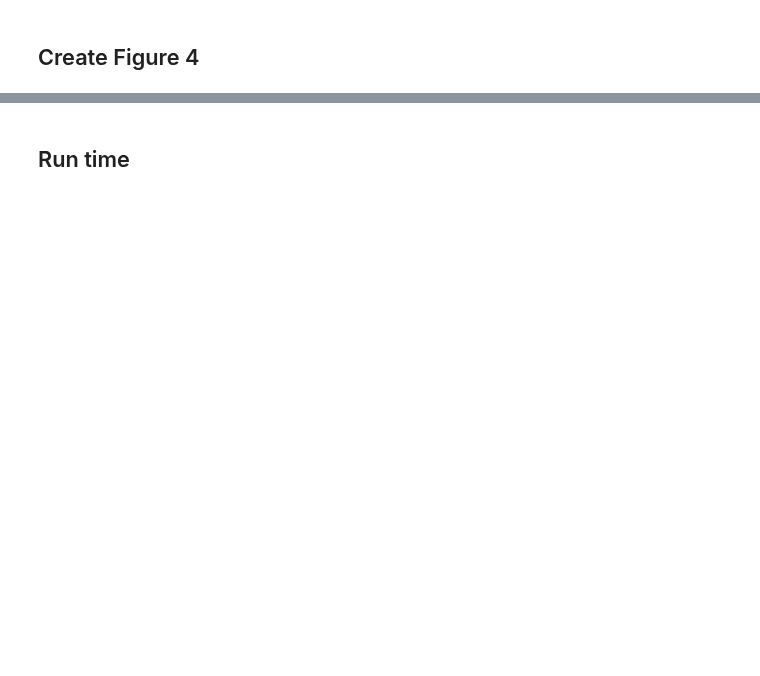
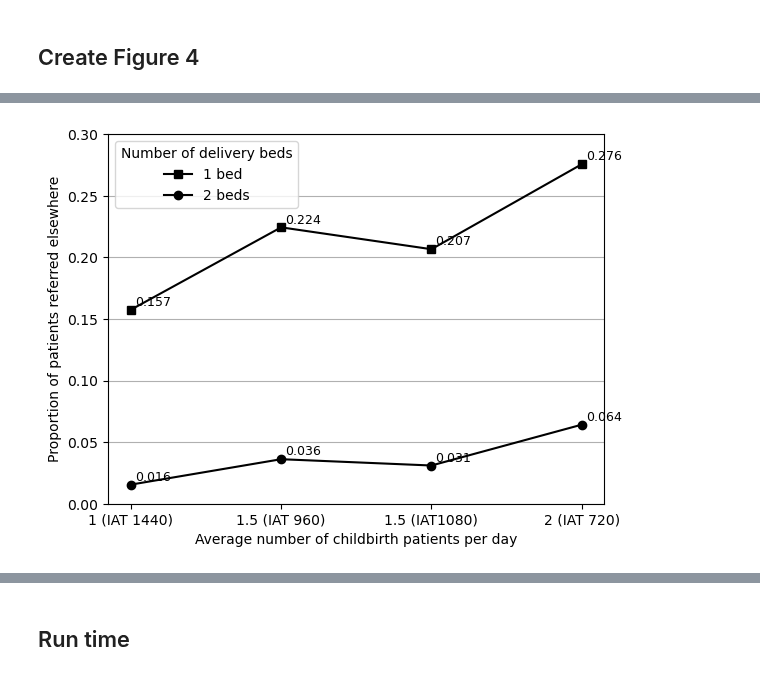
Before and after one commit to pythonhealthdatascience/stars-reproduce-shoaib-2022, a Jupyter notebook: reproduction/reproduce_fig4.ipynb, the cells around one changed output, grey strips where cells are left out. Cells and saved outputs as stored; diff of their text form; code cells hidden in the pictures; blank space fills up the shorter version.

```diff
--- a/reproduction/reproduce_fig4.ipynb
+++ b/reproduction/reproduce_fig4.ipynb
@@ -231,3 +228,9 @@ plt.show()
+# %%
+create_figure4(data_4a)
+# plt.savefig(fig4_path, bbox_inches='tight')
+plt.show()
+# %% [output]
+[figure, added]
 # %%
 # Input results from original and reproduced figures
 comp = pd.DataFrame({
```
Also changed, not shown: parts of 10 cells of this notebook, 3 other files.
